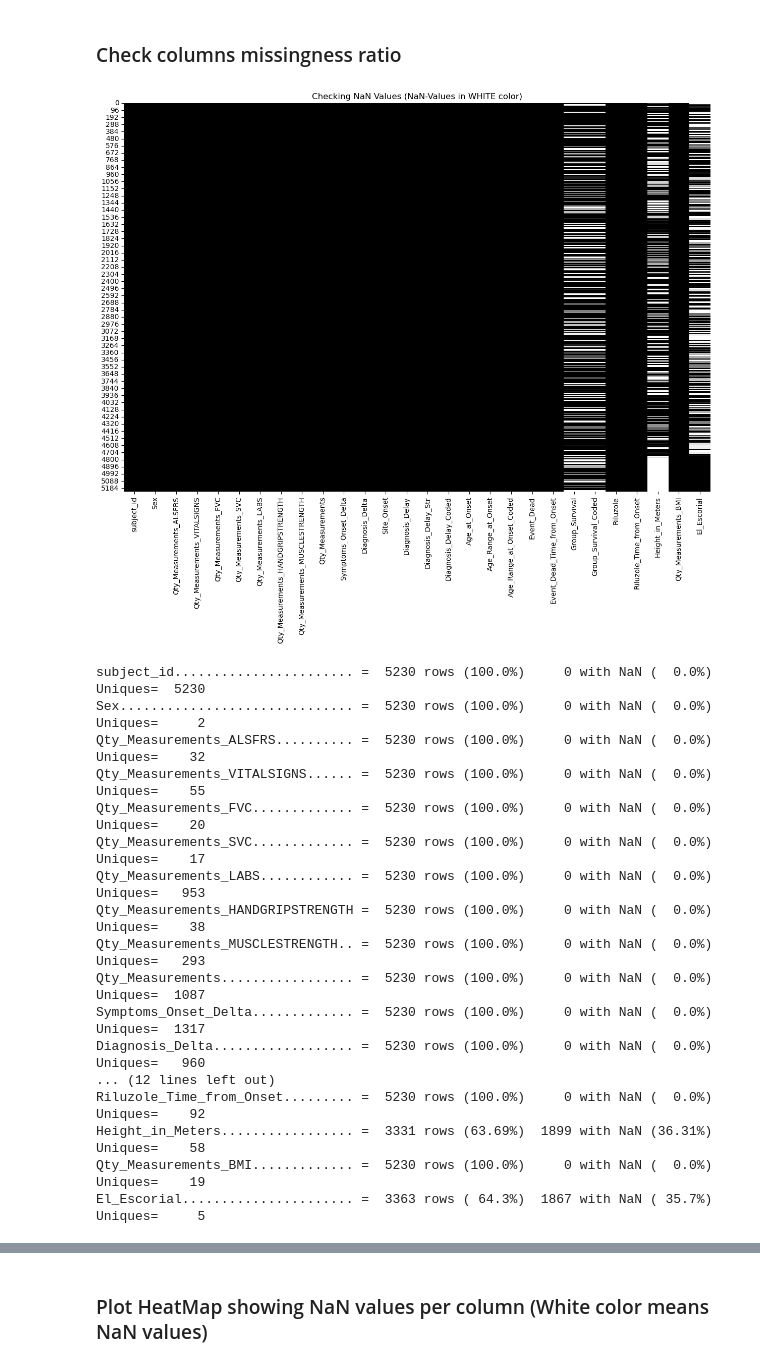
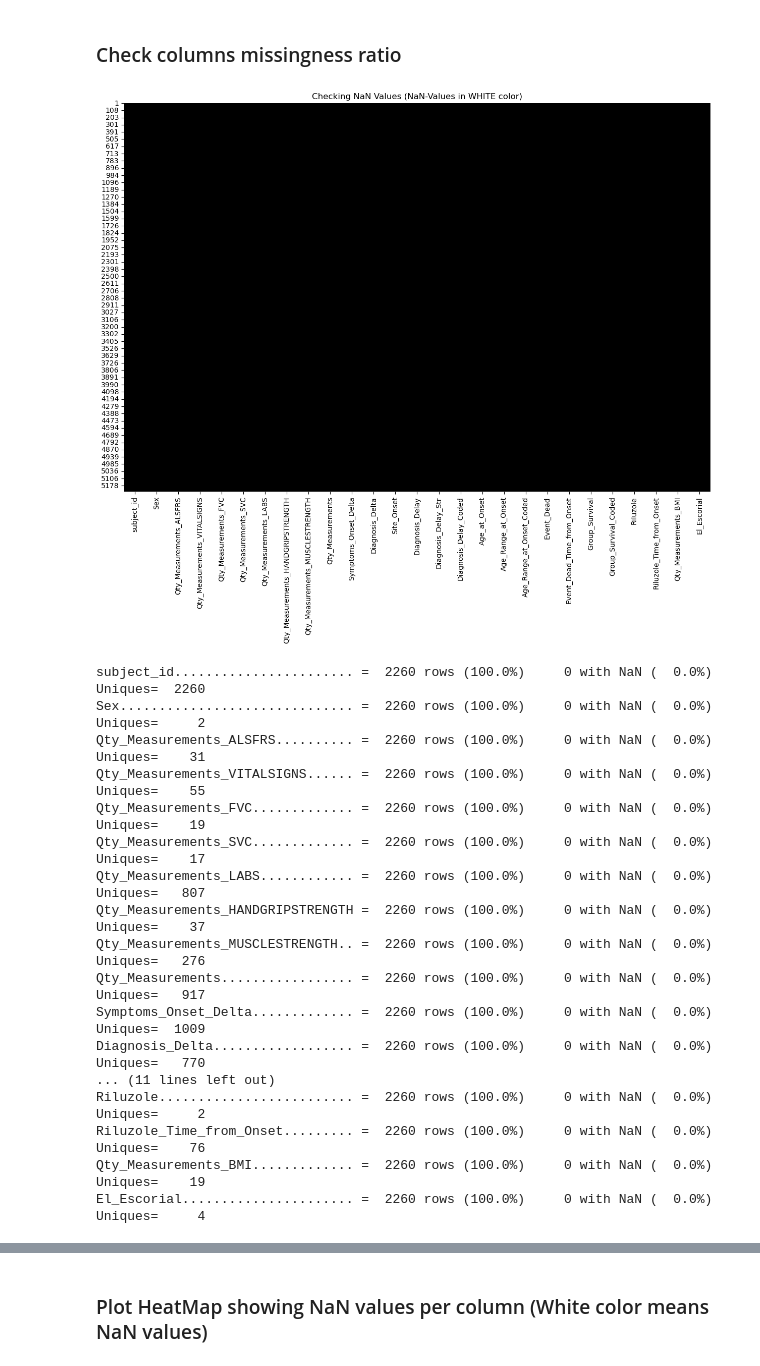
Before and after one commit to fabianopapaiz/als_prognosis_using_ensemble_imbalance, a Jupyter notebook: 02_ETL/02.20 - Exploring the preprocessed data.ipynb, the cells around one changed output, grey strips where cells are left out. Cells and saved outputs as stored; diff of their text form; code cells hidden in the pictures.

```diff
--- a/02_ETL/02.20 - Exploring the preprocessed data.ipynb
+++ b/02_ETL/02.20 - Exploring the preprocessed data.ipynb
@@ -106,0 +112,13 @@ for col in cols:
+# %%
+cols_dropna = [
+    'Qty_Measurements_SVC',
+    'Qty_Measurements_FVC',
+    'Qty_Measurements_BMI',
+    'Group_Survival',
+#     'El_Escorial',
+#     'Height_in_Meters',
+]
+
+df_complete_cases = df.dropna(subset=cols_dropna)
+df_complete_cases = df_complete_cases.drop(columns=['Height_in_Meters'])
+df_complete_cases
@@ -107,24 +139,24 @@ for col in cols:
 # %% [markdown]
 ### Check columns missingness ratio
 # %%
-utils.plot_nan_values_heatmap(df, title='Checking NaN Values (NaN-Values in WHITE color)')
-utils.show_columns_stats(df, df.columns)
+utils.plot_nan_values_heatmap(df_complete_cases, title='Checking NaN Values (NaN-Values in WHITE color)')
+utils.show_columns_stats(df_complete_cases, df_complete_cases.columns)
 # %% [output]
-[figure, old version]
+[figure, new version]
-subject_id....................... =  5230 rows (100.0%)     0 with NaN (  0.0%) Uniques=  5230
-Sex.............................. =  5230 rows (100.0%)     0 with NaN (  0.0%) Uniques=     2
-Qty_Measurements_ALSFRS.......... =  5230 rows (100.0%)     0 with NaN (  0.0%) Uniques=    32
-Qty_Measurements_VITALSIGNS...... =  5230 rows (100.0%)     0 with NaN (  0.0%) Uniques=    55
-Qty_Measurements_FVC............. =  5230 rows (100.0%)     0 with NaN (  0.0%) Uniques=    20
-Qty_Measurements_SVC............. =  5230 rows (100.0%)     0 with NaN (  0.0%) Uniques=    17
-Qty_Measurements_LABS............ =  5230 rows (100.0%)     0 with NaN (  0.0%) Uniques=   953
-Qty_Measurements_HANDGRIPSTRENGTH =  5230 rows (100.0%)     0 with NaN (  0.0%) Uniques=    38
-Qty_Measurements_MUSCLESTRENGTH.. =  5230 rows (100.0%)     0 with NaN (  0.0%) Uniques=   293
-Qty_Measurements................. =  5230 rows (100.0%)     0 with NaN (  0.0%) Uniques=  1087
-Symptoms_Onset_Delta............. =  5230 rows (100.0%)     0 with NaN (  0.0%) Uniques=  1317
-Diagnosis_Delta.................. =  5230 rows (100.0%)     0 with NaN (  0.0%) Uniques=   960
-... (12 lines left out)
-Riluzole_Time_from_Onset......... =  5230 rows (100.0%)     0 with NaN (  0.0%) Uniques=    92
-Height_in_Meters................. =  3331 rows (63.69%)  1899 with NaN (36.31%) Uniques=    58
-Qty_Measurements_BMI............. =  5230 rows (100.0%)     0 with NaN (  0.0%) Uniques=    19
-El_Escorial...................... =  3363 rows ( 64.3%)  1867 with NaN ( 35.7%) Uniques=     5
+subject_id....................... =  2260 rows (100.0%)     0 with NaN (  0.0%) Uniques=  2260
+Sex.............................. =  2260 rows (100.0%)     0 with NaN (  0.0%) Uniques=     2
+Qty_Measurements_ALSFRS.......... =  2260 rows (100.0%)     0 with NaN (  0.0%) Uniques=    31
+Qty_Measurements_VITALSIGNS...... =  2260 rows (100.0%)     0 with NaN (  0.0%) Uniques=    55
+Qty_Measurements_FVC............. =  2260 rows (100.0%)     0 with NaN (  0.0%) Uniques=    19
+Qty_Measurements_SVC............. =  2260 rows (100.0%)     0 with NaN (  0.0%) Uniques=    17
+Qty_Measurements_LABS............ =  2260 rows (100.0%)     0 with NaN (  0.0%) Uniques=   807
+Qty_Measurements_HANDGRIPSTRENGTH =  2260 rows (100.0%)     0 with NaN (  0.0%) Uniques=    37
+Qty_Measurements_MUSCLESTRENGTH.. =  2260 rows (100.0%)     0 with NaN (  0.0%) Uniques=   276
+Qty_Measurements................. =  2260 rows (100.0%)     0 with NaN (  0.0%) Uniques=   917
+Symptoms_Onset_Delta............. =  2260 rows (100.0%)     0 with NaN (  0.0%) Uniques=  1009
+Diagnosis_Delta.................. =  2260 rows (100.0%)     0 with NaN (  0.0%) Uniques=   770
+... (11 lines left out)
+Riluzole......................... =  2260 rows (100.0%)     0 with NaN (  0.0%) Uniques=     2
+Riluzole_Time_from_Onset......... =  2260 rows (100.0%)     0 with NaN (  0.0%) Uniques=    76
+Qty_Measurements_BMI............. =  2260 rows (100.0%)     0 with NaN (  0.0%) Uniques=    19
+El_Escorial...................... =  2260 rows (100.0%)     0 with NaN (  0.0%) Uniques=     4
```
Also changed, not shown: parts of 5 cells of this notebook, 1 other file.
